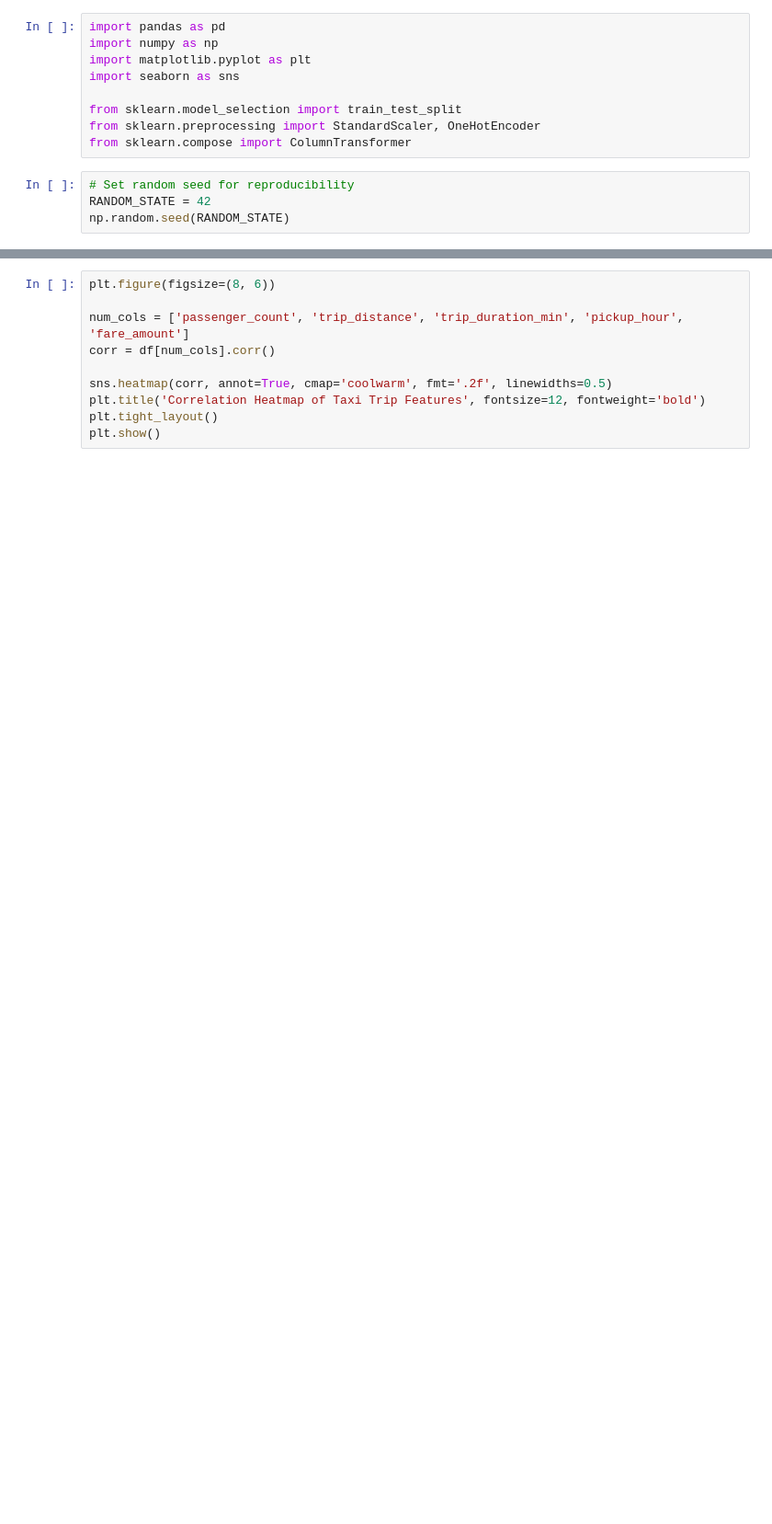
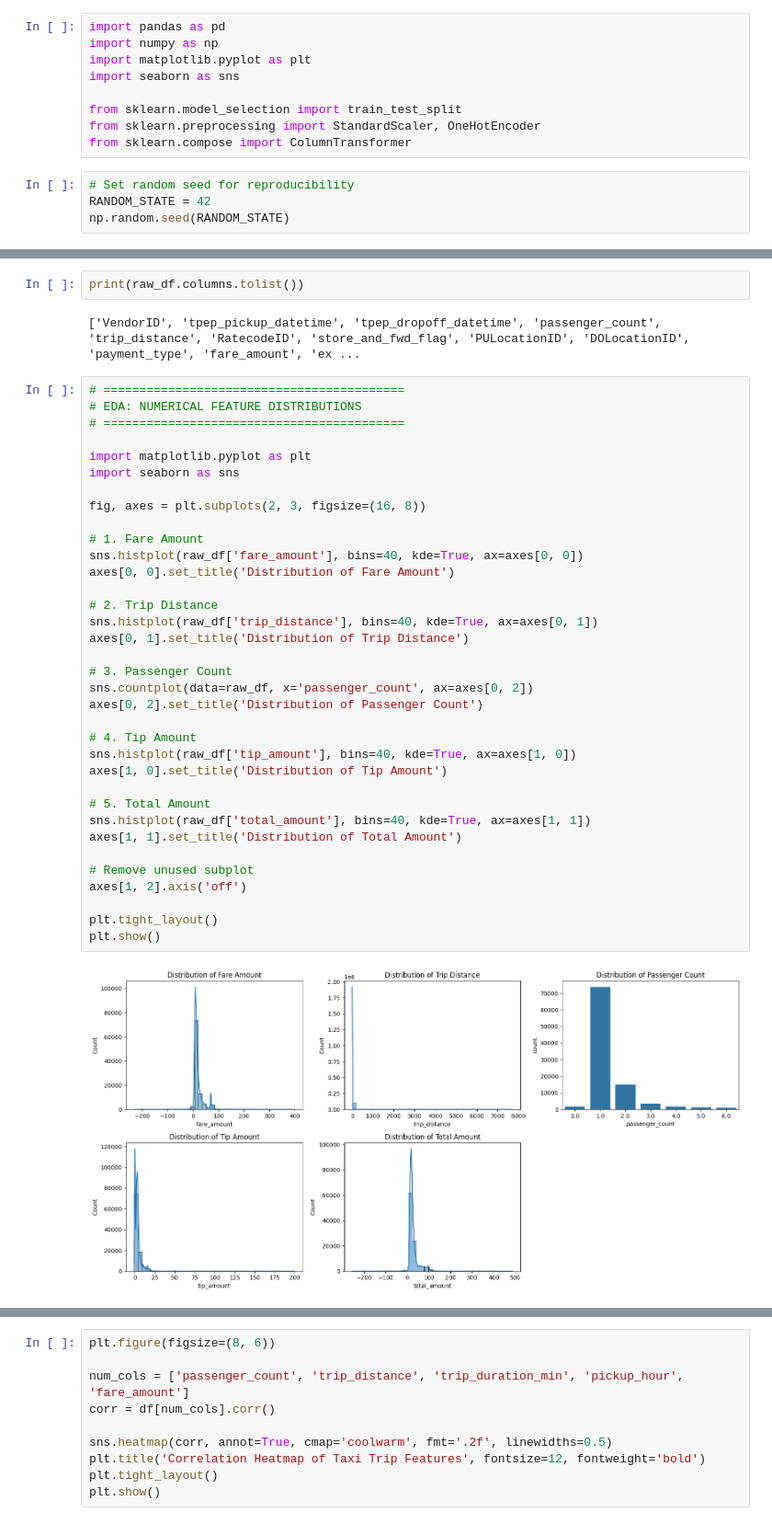
Before and after one commit to SAMYUKTHARAVICHANDRAN/AI-Based-Ride-Hailing-Demand-Prediction-and-Service-Optimization, a Jupyter notebook: notebooks/Review1.ipynb, the cells around one changed output, grey strips where cells are left out. Shown at 92% size. Drawn from its saved outputs; the diff is of its cells as text; blank space fills up the shorter version.

```diff
--- a/notebooks/Review1.ipynb
+++ b/notebooks/Review1.ipynb
@@ -71,0 +111,41 @@ dtype: int64
+# %%
+print(raw_df.columns.tolist())
+# %% [output]
+['VendorID', 'tpep_pickup_datetime', 'tpep_dropoff_datetime', 'passenger_count', 'trip_distance', 'RatecodeID', 'store_and_fwd_flag', 'PULocationID', 'DOLocationID', 'payment_type', 'fare_amount', 'ex ...
+# %%
+# ==========================================
+# EDA: NUMERICAL FEATURE DISTRIBUTIONS
+# ==========================================
+
+import matplotlib.pyplot as plt
+import seaborn as sns
+
+fig, axes = plt.subplots(2, 3, figsize=(16, 8))
+
+# 1. Fare Amount
+sns.histplot(raw_df['fare_amount'], bins=40, kde=True, ax=axes[0, 0])
+axes[0, 0].set_title('Distribution of Fare Amount')
+
+# 2. Trip Distance
+sns.histplot(raw_df['trip_distance'], bins=40, kde=True, ax=axes[0, 1])
+axes[0, 1].set_title('Distribution of Trip Distance')
+
+# 3. Passenger Count
+sns.countplot(data=raw_df, x='passenger_count', ax=axes[0, 2])
+axes[0, 2].set_title('Distribution of Passenger Count')
+
+# 4. Tip Amount
+sns.histplot(raw_df['tip_amount'], bins=40, kde=True, ax=axes[1, 0])
+axes[1, 0].set_title('Distribution of Tip Amount')
+
+# 5. Total Amount
+sns.histplot(raw_df['total_amount'], bins=40, kde=True, ax=axes[1, 1])
+axes[1, 1].set_title('Distribution of Total Amount')
+
+# Remove unused subplot
+axes[1, 2].axis('off')
+
+plt.tight_layout()
+plt.show()
+# %% [output]
+[figure, new version]
```
Also changed, not shown: parts of 60 cells of this notebook, 1 other file.
